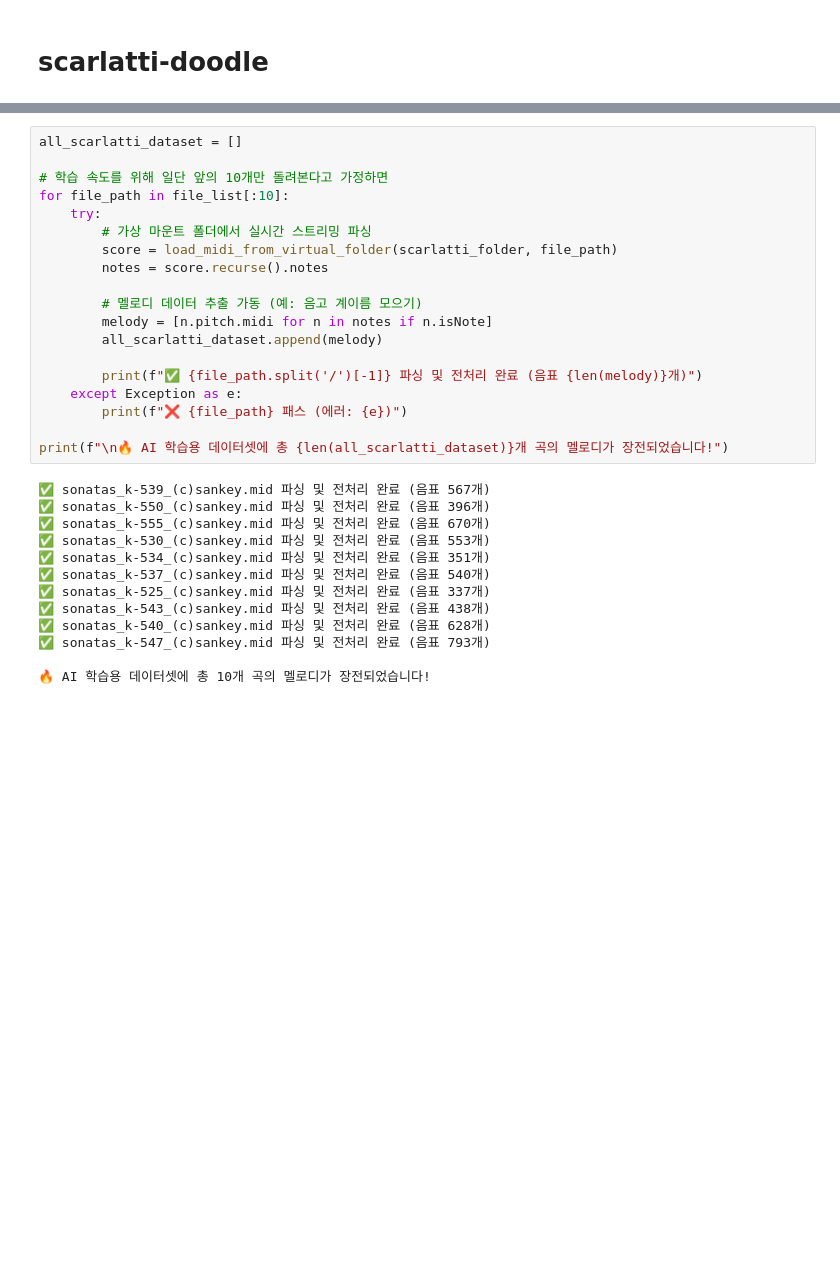
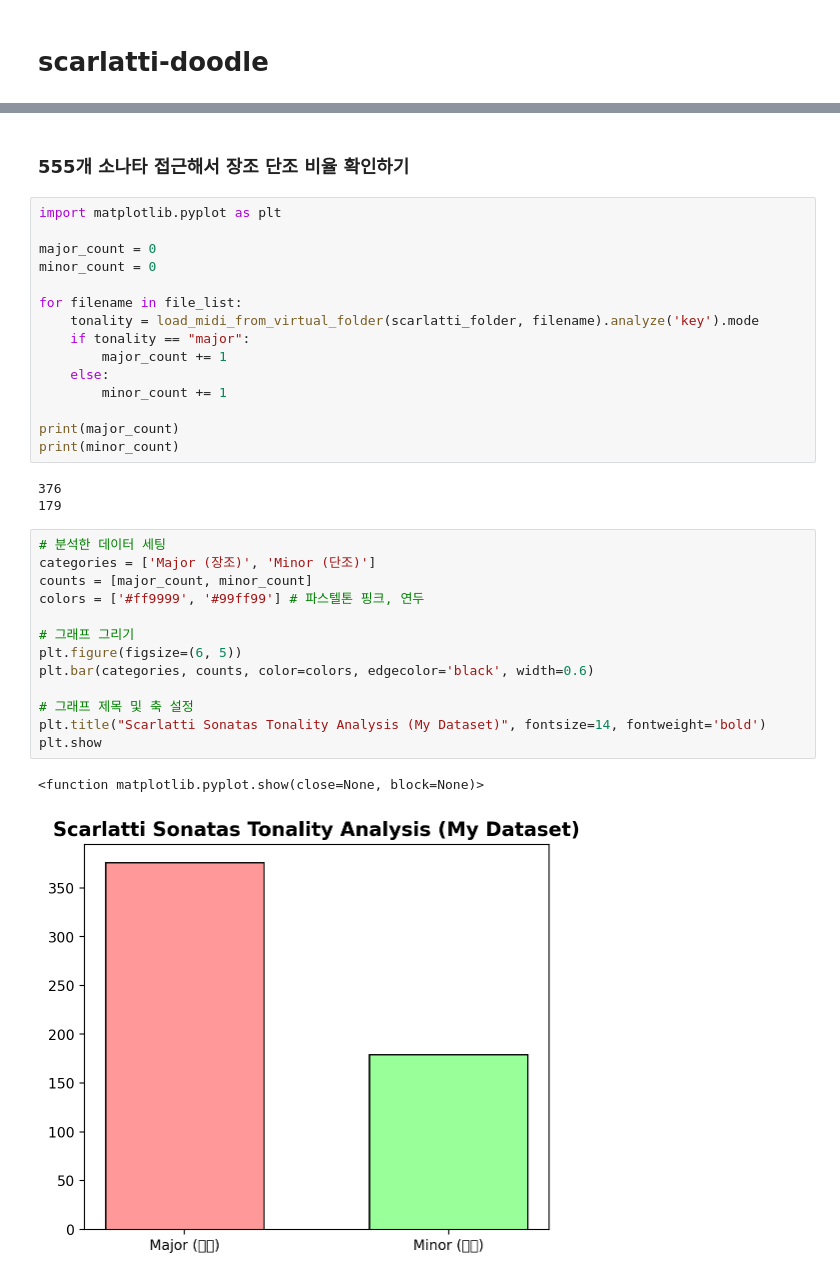
Before and after one commit to Ajikttochobo/scarlatti-doodle, a Jupyter notebook: main.ipynb, the cells around one changed output, grey strips where cells are left out. Cells and saved outputs as stored; diff of their text form; blank space fills up the shorter version.

```diff
--- a/main.ipynb
+++ b/main.ipynb
@@ -94,32 +107,36 @@ print(f"곡의 첫 5개 음표 정보: {[n.pitch.name if n.isNote else 'Chord' f
-# %%
-all_scarlatti_dataset = []
-
-# 학습 속도를 위해 일단 앞의 10개만 돌려본다고 가정하면
-for file_path in file_list[:10]:
-    try:
-        # 가상 마운트 폴더에서 실시간 스트리밍 파싱
-        score = load_midi_from_virtual_folder(scarlatti_folder, file_path)
-        notes = score.recurse().notes
-
-        # 멜로디 데이터 추출 가동 (예: 음고 계이름 모으기)
-        melody = [n.pitch.midi for n in notes if n.isNote]
-        all_scarlatti_dataset.append(melody)
-
-        print(f"✅ {file_path.split('/')[-1]} 파싱 및 전처리 완료 (음표 {len(melody)}개)")
-    except Exception as e:
-        print(f"❌ {file_path} 패스 (에러: {e})")
-
-print(f"\n🔥 AI 학습용 데이터셋에 총 {len(all_scarlatti_dataset)}개 곡의 멜로디가 장전되었습니다!")
-# %% [output]
-✅ sonatas_k-539_(c)sankey.mid 파싱 및 전처리 완료 (음표 567개)
-✅ sonatas_k-550_(c)sankey.mid 파싱 및 전처리 완료 (음표 396개)
-✅ sonatas_k-555_(c)sankey.mid 파싱 및 전처리 완료 (음표 670개)
-✅ sonatas_k-530_(c)sankey.mid 파싱 및 전처리 완료 (음표 553개)
-✅ sonatas_k-534_(c)sankey.mid 파싱 및 전처리 완료 (음표 351개)
-✅ sonatas_k-537_(c)sankey.mid 파싱 및 전처리 완료 (음표 540개)
-✅ sonatas_k-525_(c)sankey.mid 파싱 및 전처리 완료 (음표 337개)
-✅ sonatas_k-543_(c)sankey.mid 파싱 및 전처리 완료 (음표 438개)
-✅ sonatas_k-540_(c)sankey.mid 파싱 및 전처리 완료 (음표 628개)
-✅ sonatas_k-547_(c)sankey.mid 파싱 및 전처리 완료 (음표 793개)
-
-🔥 AI 학습용 데이터셋에 총 10개 곡의 멜로디가 장전되었습니다!
+# %% [markdown]
+### 555개 소나타 접근해서 장조 단조 비율 확인하기
+# %%
+import matplotlib.pyplot as plt
+
+major_count = 0
+minor_count = 0
+
+for filename in file_list:
+    tonality = load_midi_from_virtual_folder(scarlatti_folder, filename).analyze('key').mode
+    if tonality == "major":
+        major_count += 1
+    else:
+        minor_count += 1
+
+print(major_count)
+print(minor_count)
+# %% [output]
+376
+179
+# %%
+# 분석한 데이터 세팅
+categories = ['Major (장조)', 'Minor (단조)']
+counts = [major_count, minor_count]
+colors = ['#ff9999', '#99ff99'] # 파스텔톤 핑크, 연두
+
+# 그래프 그리기
+plt.figure(figsize=(6, 5))
+plt.bar(categories, counts, color=colors, edgecolor='black', width=0.6)
+
+# 그래프 제목 및 축 설정
+plt.title("Scarlatti Sonatas Tonality Analysis (My Dataset)", fontsize=14, fontweight='bold')
+plt.show
+# %% [output]
+<function matplotlib.pyplot.show(close=None, block=None)>
+[figure, added]
```
Also changed, not shown: parts of 6 cells of this notebook.
